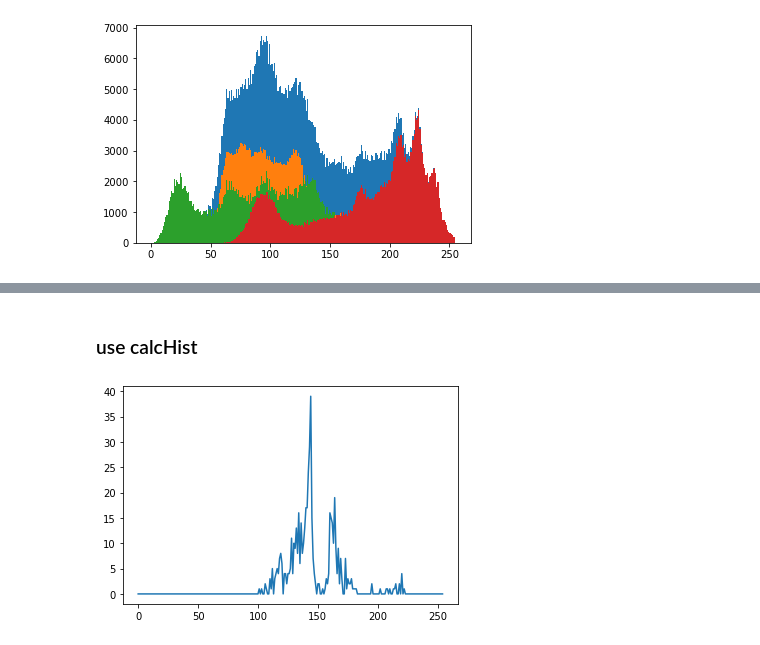
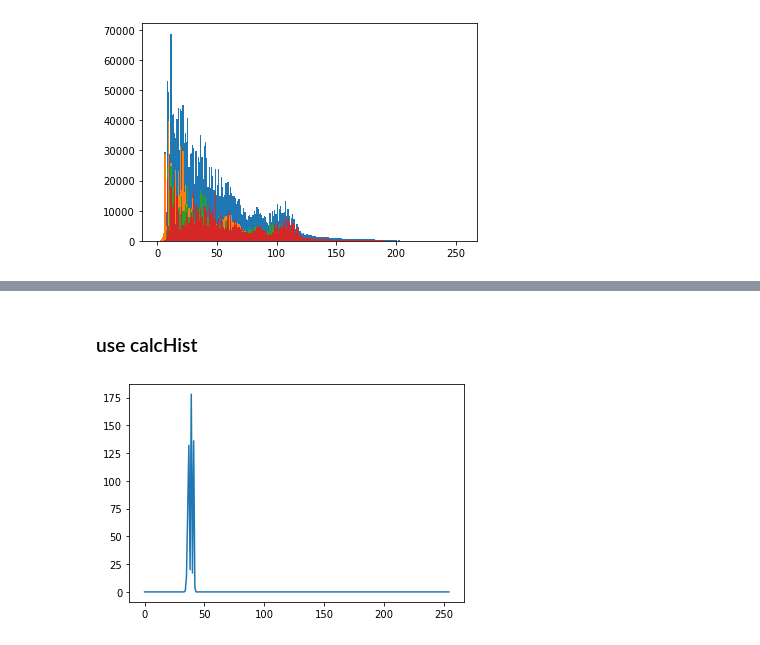
Before and after one commit to AhmedSheded/computer-vision, a Jupyter notebook: opencv/image Histograms and contrast stretching.ipynb, the cells around one changed output, grey strips where cells are left out. Cells and saved outputs as stored; diff of their text form; code cells hidden in the pictures.

```diff
--- a/opencv/image Histograms and contrast stretching.ipynb
+++ b/opencv/image Histograms and contrast stretching.ipynb
@@ -7,26 +7,26 @@ os.chdir('../data')
 # %%
 # img = np.zeros((500, 500), np.uint8)
 # cv.rectangle(img, (0, 255), (500, 500), (255), -1)
 # cv.rectangle(img, (0, 125), (250, 250), (127), -1)
 # plt.hist(img.ravel(), 255, [0, 255])
 
-img = cv.imread('lenna.png')
+img = cv.imread('salma.jpg')
 b, g, r = cv.split(img)
 
 
 plt.hist(img.ravel(), 255, [0, 255])
 plt.hist(b.ravel(), 255, [0, 255])
 plt.hist(g.ravel(), 255, [0, 255])
 plt.hist(r.ravel(), 255, [0, 255])
 
 
 plt.show()
 
 cv.imshow('b', b)
 cv.imshow('g', g)
 cv.imshow('r', r)
 cv.imshow('img', img)
 cv.waitKey()
 cv.destroyAllWindows()
 # %% [output]
-[figure, old version]
+[figure, new version]
@@ -33,10 +50,10 @@ cv.destroyAllWindows()
 # %% [markdown]
 ### use calcHist
 # %%
-img = cv.imread('lenna.png', 0)
+img = cv.imread('salma.jpg', 0)
 #                    chanel  mask
 hist = cv.calcHist(img, [0], None, [255], [0, 255])
 plt.plot(hist)
 plt.show()
 # %% [output]
-[figure, old version]
+[figure, new version]
```
Also changed, not shown: parts of 1 cell of this notebook.
